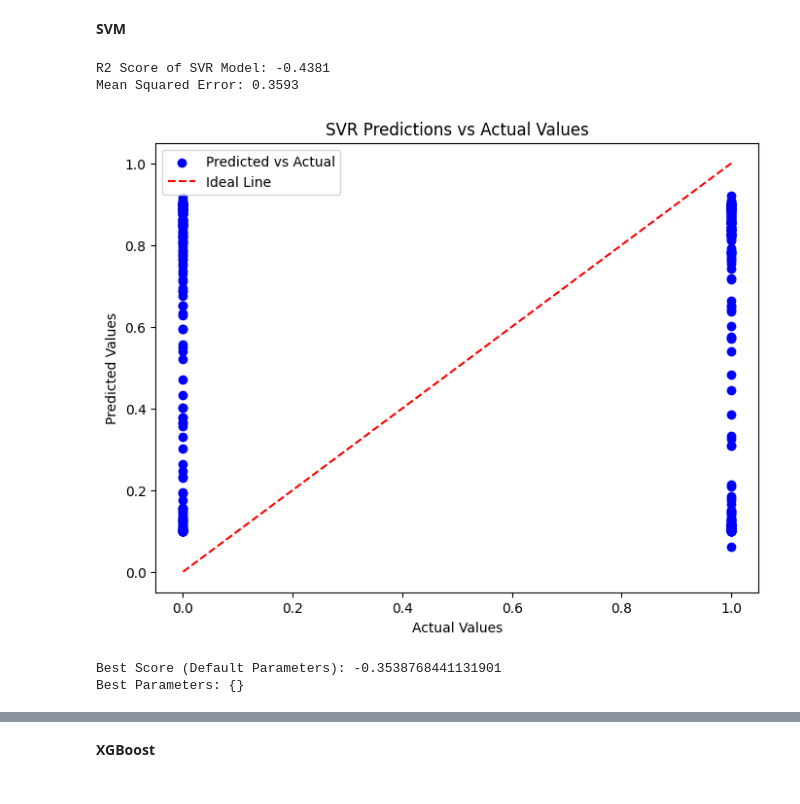
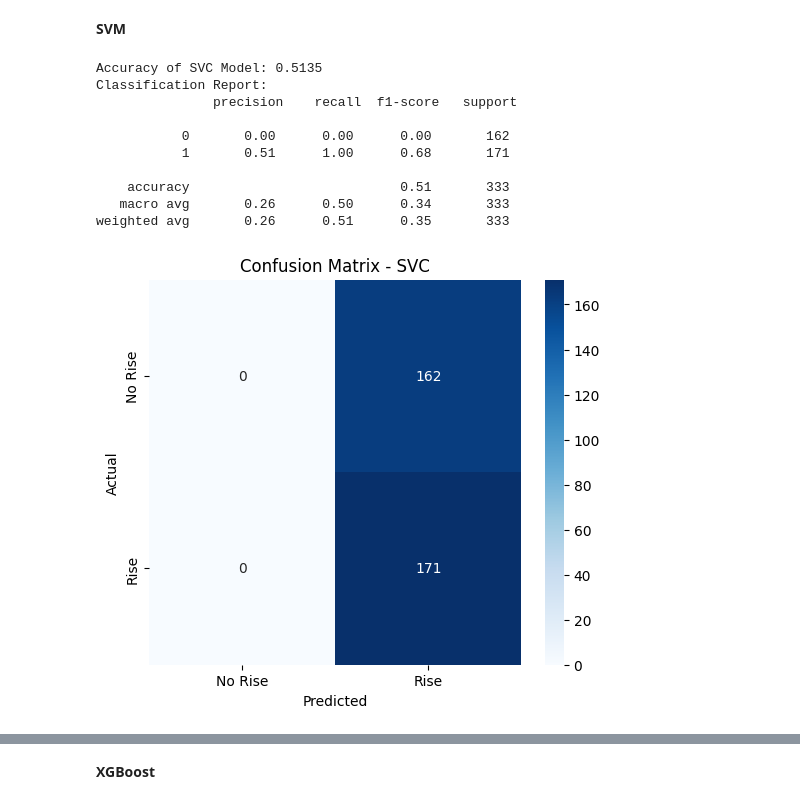
Before and after one commit to camelia409/-Predicting-Tesla-Stock-Price-Using-Machine-Learning, a Jupyter notebook: final.ipynb, the cells around one changed output, grey strips where cells are left out. Drawn from its saved outputs; the diff is of its cells as text; code cells hidden in the pictures.

```diff
--- a/final.ipynb
+++ b/final.ipynb
@@ -1000,7 +991,10 @@ import seaborn as sns
 import matplotlib.pyplot as plt
 
 # Splitting data into features and target
-X = df[['PCA1', 'PCA2']]  # Using PCA-transformed features
+features = ['Open', 'High', 'Low', 'Close', 'Volume',
+            'Open_Close_Spread', 'High_Low_Spread', 'Quarter_End_Flag']
+
+X = df[features]  # Selecting features correctly
 y = df['Target']  # Assuming 'Target' is already created as 1/0 for stock rise/fall
 
 # Train-test split
@@ -1331,50 +1335,43 @@ df.head()
 # %% [markdown]
 **SVM**
 # %%
-from sklearn.svm import SVR
-from sklearn.metrics import mean_squared_error, r2_score
+from sklearn.svm import SVC
+from sklearn.metrics import accuracy_score, classification_report, confusion_matrix
 import seaborn as sns
 import matplotlib.pyplot as plt
 
 # Train-test split
 X_train, X_test, y_train, y_test = train_test_split(X, y, test_size=0.2, random_state=42, stratify=y)
 
-# Train SVR model
-svr = SVR(kernel='rbf')
-svr.fit(X_train, y_train)
+# Train SVC model
+svc = SVC(kernel='rbf', probability=True, random_state=42)
+svc.fit(X_train, y_train)
 
 # Predictions
-y_pred_svr = svr.predict(X_test)
+y_pred_svc = svc.predict(X_test)
 
-# Model Evaluation (R2 score and MSE)
-r2 = r2_score(y_test, y_pred_svr)
-mse = mean_squared_error(y_test, y_pred_svr)
+# Model Evaluation (Accuracy and Classification Report)
+accuracy = accuracy_score(y_test, y_pred_svc)
+print(f"Accuracy of SVC Model: {accuracy:.4f}")
+print("Classification Report:\n", classification_report(y_test, y_pred_svc))
 
-print(f"R2 Score of SVR Model: {r2:.4f}")
-print(f"Mean Squared Error: {mse:.4f}")
-
-# Visualization: SVR vs Actual
-plt.figure(figsize=(8, 6))
-plt.scatter(y_test, y_pred_svr, color='blue', label='Predicted vs Actual')
-plt.plot([min(y_test), max(y_test)], [min(y_test), max(y_test)], color='red', linestyle='--', label='Ideal Line')
-plt.xlabel('Actual Values')
-plt.ylabel('Predicted Values')
-plt.title('SVR Predictions vs Actual Values')
-plt.legend()
+# Confusion Matrix Visualization
+cm = confusion_matrix(y_test, y_pred_svc)
+plt.figure(figsize=(6, 5))
+sns.heatmap(cm, annot=True, fmt='d', cmap='Blues', xticklabels=['No Rise', 'Rise'], yticklabels=['No Rise', 'Rise'])
+plt.title('Confusion Matrix - SVC')
+plt.xlabel('Predicted')
+plt.ylabel('Actual')
 plt.show()
 # %% [output]
-R2 Score of SVR Model: -0.4381
-Mean Squared Error: 0.3593
+Accuracy of SVC Model: 0.5135
+Classification Report:
+               precision    recall  f1-score   support
+
+           0       0.00      0.00      0.00       162
+           1       0.51      1.00      0.68       171
+
+    accuracy                           0.51       333
+   macro avg       0.26      0.50      0.34       333
+weighted avg       0.26      0.51      0.35       333
-[figure, old version]
+[figure, new version]
-# %%
-from sklearn.model_selection import GridSearchCV
-
-# Grid search without hyperparameter tuning (using default parameters)
-grid_svr = GridSearchCV(SVR(kernel='rbf'), param_grid={}, cv=5, scoring='neg_mean_squared_error')
-grid_svr.fit(X_train, y_train)
-
-print("Best Score (Default Parameters):", grid_svr.best_score_)
-print("Best Parameters:", grid_svr.best_params_)
-# %% [output]
-Best Score (Default Parameters): -0.3538768441131901
-Best Parameters: {}
```
Also changed, not shown: parts of 41 cells of this notebook.
